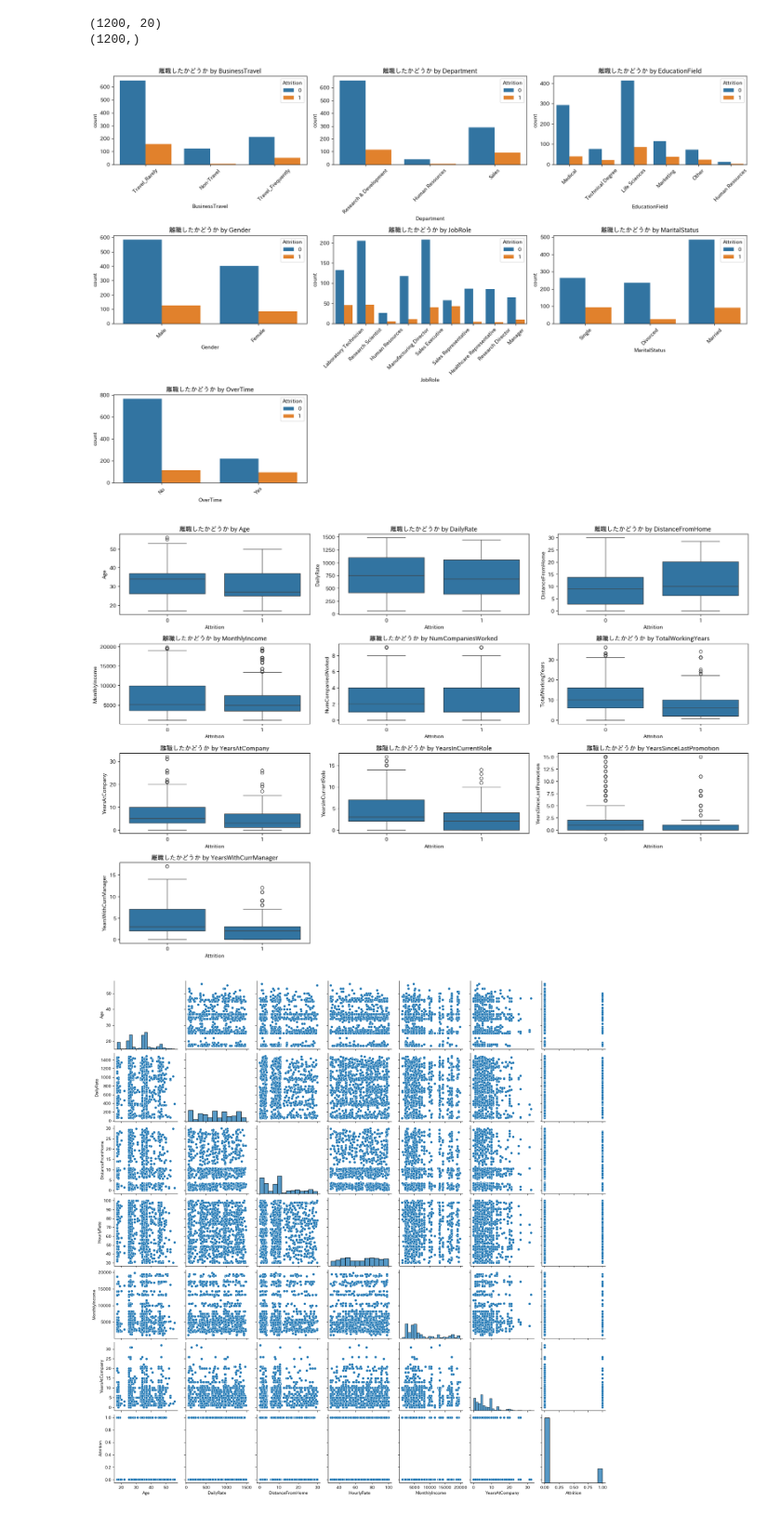
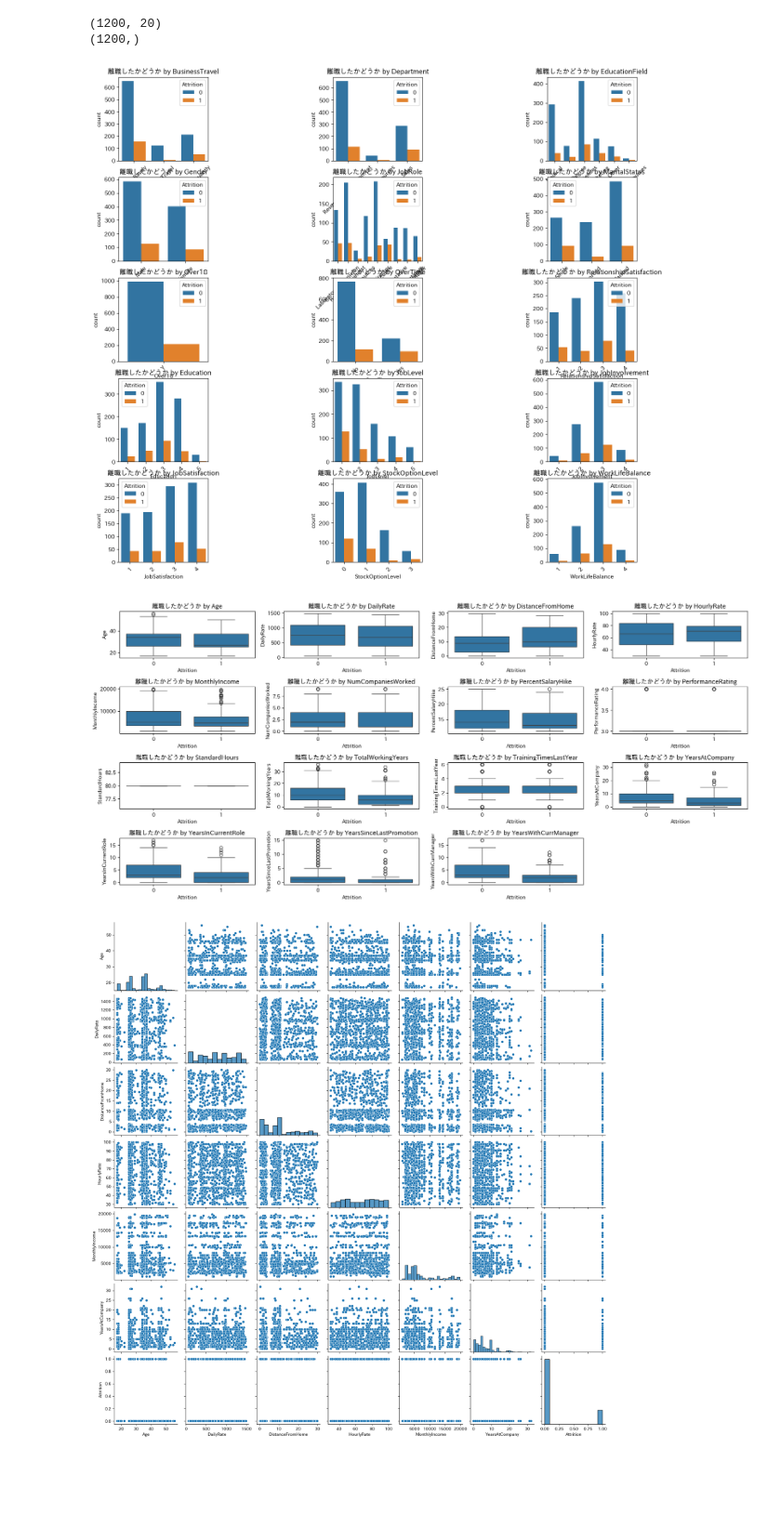
Before and after one commit to karasuneo/kaggle-practice, a Jupyter notebook: predicting-employee-turnover/src/data_analysis.ipynb, the cells around one changed output. Shown at 93% size. Drawn from its saved outputs; the diff is of its cells as text; code cells hidden in the pictures; blank space fills up the shorter version.

```diff
--- a/predicting-employee-turnover/src/data_analysis.ipynb
+++ b/predicting-employee-turnover/src/data_analysis.ipynb
@@ -99,43 +100,76 @@ categorical_features = [
     "Gender",
     "JobRole",
     "MaritalStatus",
+    "Over18",
     "OverTime",
+    "RelationshipSatisfaction",
+    "Education",
+    "JobLevel",
+    "JobInvolvement",
+    "JobSatisfaction",
+    "StockOptionLevel",
+    "WorkLifeBalance",
 ]
 
 numerical_features = [
     "Age",
     "DailyRate",
     "DistanceFromHome",
+    "HourlyRate",
     "MonthlyIncome",
     "NumCompaniesWorked",
+    "PercentSalaryHike",
+    "PerformanceRating",
+    "StandardHours",
     "TotalWorkingYears",
+    "TrainingTimesLastYear",
     "YearsAtCompany",
     "YearsInCurrentRole",
     "YearsSinceLastPromotion",
     "YearsWithCurrManager",
 ]
 
-# カテゴリカル変数のプロット
-plt.figure(figsize=(18, 12))
-for i, feature in enumerate(categorical_features, start=1):
-    plt.subplot(3, 3, i)
+# プロットの作成
+plt.figure(figsize=(20, 48))
+for i, feature in enumerate(categorical_features):
+    # 棒グラフ
+    plt.subplot(len(categorical_features), 6, 2 * i + 1)
     sns.countplot(x=feature, hue="Attrition", data=df_train)
     plt.title(f"離職したかどうか by {feature}")
     plt.xticks(rotation=45)
-plt.tight_layout()
+
+    # EducationFieldのカテゴリごとのデータ数をカウント
+    education_field_counts = df_train[feature].value_counts()
+
+    # 円グラフの作成
+    # plt.subplot(len(categorical_features), 2, 2 * i + 2)
+    # plt.pie(
+    #     education_field_counts,
+    #     labels=education_field_counts.index,
+    #     autopct="%1.1f%%",
+    #     startangle=90,
+    # )
+    # plt.title(f"{feature} カテゴリごとのデータ数")
+
+# プロット間のスペースを調整
+# plt.subplots_adjust(hspace=0.5, wspace=0.3)
+
+# plt.tight_layout()
+# plt.subplots_adjust(hspace=0.6, wspace=0.4)
 plt.show()
+
 
 # 数値変数のプロット
 plt.figure(figsize=(18, 12))
 for i, feature in enumerate(numerical_features, start=1):
-    plt.subplot(4, 3, i)
+    plt.subplot(6, 4, i)
     sns.boxplot(x="Attrition", y=feature, data=df_train)
     plt.title(f"離職したかどうか by {feature}")
 plt.tight_layout()
 plt.show()
 # %% [output]
-[figure, old version]
+[figure, new version]
-[figure, old version]
+[figure, new version]
 # %%
 sns.pairplot(
     df_train[
```
Also changed, not shown: parts of 6 cells of this notebook, 4 other files.
